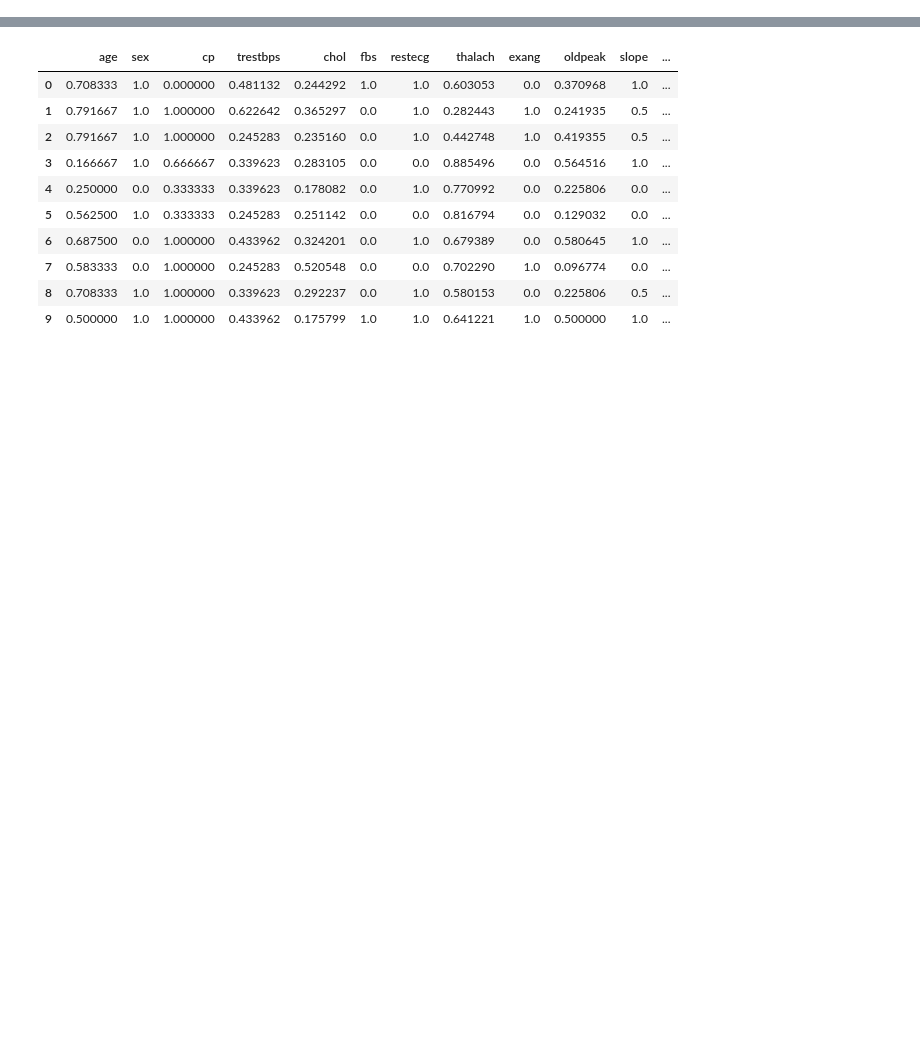
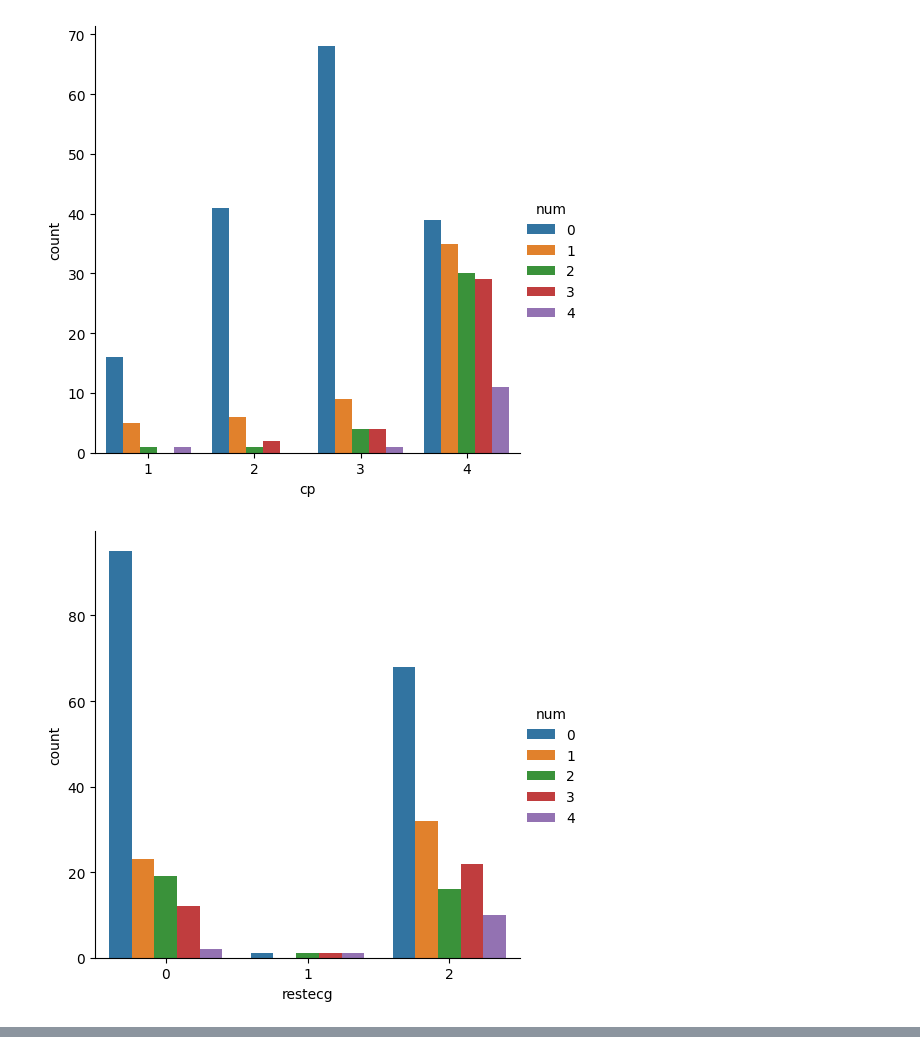
Before and after one commit to Meelan-98/heart-disease-98, a Jupyter notebook: process/pcsv.ipynb, the cells around one changed output, grey strips where cells are left out. Saved outputs shown, nothing was run; the diff lists cells and outputs as text; code cells hidden in the pictures; blank space fills up the shorter version.

```diff
--- a/process/pcsv.ipynb
+++ b/process/pcsv.ipynb
@@ -142,0 +67,13 @@ for column in columns:
+# %%
+import seaborn as sns
+
+asd = ["cp","restecg","slope","ca","thal","sex","exang","fbs"]
+
+for column in asd:
+
+    plot = sns.catplot(x=column, hue="num", kind="count", data=df)
+
+    plot.savefig(str('../bar charts/'+column+'.jpg'))
+# %% [output]
+[figure, added]
+[figure, added]
@@ -154,17 +97,5 @@ for column in df.columns:
     df_scaled[column] = (df[column] - col_min) / (col_max - col_min)
 # %%
 df_scaled.head(10)
-# %% [output]
-|  | age | sex | cp | trestbps | chol | fbs | restecg | thalach | exang | oldpeak | slope | ... |
-| 0 | 0.708333 | 1.0 | 0.000000 | 0.481132 | 0.244292 | 1.0 | 1.0 | 0.603053 | 0.0 | 0.370968 | 1.0 | ... |
-| 1 | 0.791667 | 1.0 | 1.000000 | 0.622642 | 0.365297 | 0.0 | 1.0 | 0.282443 | 1.0 | 0.241935 | 0.5 | ... |
-| 2 | 0.791667 | 1.0 | 1.000000 | 0.245283 | 0.235160 | 0.0 | 1.0 | 0.442748 | 1.0 | 0.419355 | 0.5 | ... |
-| 3 | 0.166667 | 1.0 | 0.666667 | 0.339623 | 0.283105 | 0.0 | 0.0 | 0.885496 | 0.0 | 0.564516 | 1.0 | ... |
-| 4 | 0.250000 | 0.0 | 0.333333 | 0.339623 | 0.178082 | 0.0 | 1.0 | 0.770992 | 0.0 | 0.225806 | 0.0 | ... |
-| 5 | 0.562500 | 1.0 | 0.333333 | 0.245283 | 0.251142 | 0.0 | 0.0 | 0.816794 | 0.0 | 0.129032 | 0.0 | ... |
-| 6 | 0.687500 | 0.0 | 1.000000 | 0.433962 | 0.324201 | 0.0 | 1.0 | 0.679389 | 0.0 | 0.580645 | 1.0 | ... |
-| 7 | 0.583333 | 0.0 | 1.000000 | 0.245283 | 0.520548 | 0.0 | 0.0 | 0.702290 | 1.0 | 0.096774 | 0.0 | ... |
-| 8 | 0.708333 | 1.0 | 1.000000 | 0.339623 | 0.292237 | 0.0 | 1.0 | 0.580153 | 0.0 | 0.225806 | 0.5 | ... |
-| 9 | 0.500000 | 1.0 | 1.000000 | 0.433962 | 0.175799 | 1.0 | 1.0 | 0.641221 | 1.0 | 0.500000 | 1.0 | ... |
 # %%
 df_scaled.describe()
```
Also changed, not shown: parts of 9 cells of this notebook, 10 other files.
